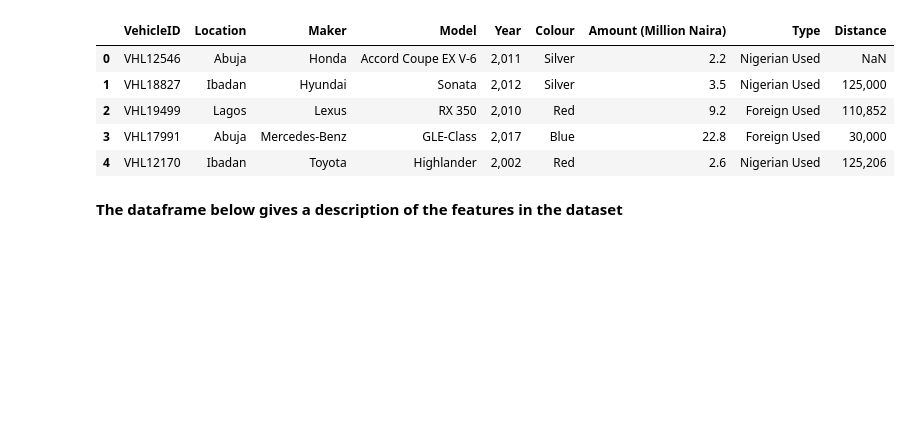
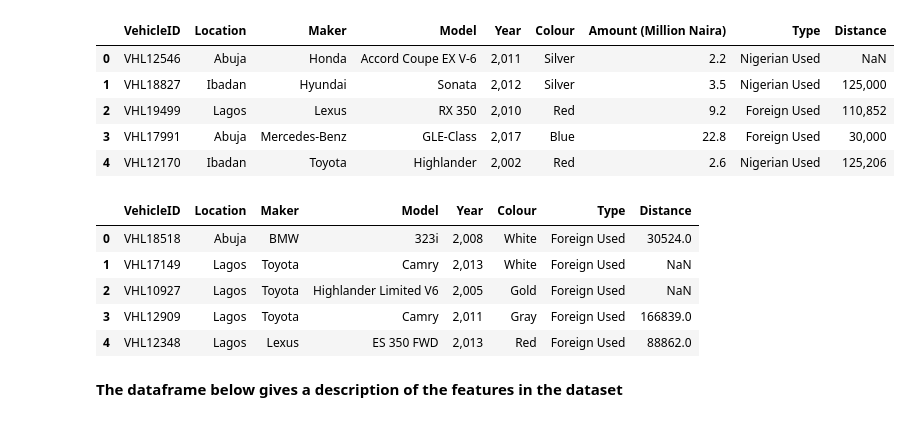
Before and after one commit to atehe/DSN_AI-INVASION_2022, a Jupyter notebook: notebook/Untitled.ipynb, the cells around one changed output. Drawn from its saved outputs; the diff is of its cells as text; code cells hidden in the pictures; blank space fills up the shorter version.

```diff
--- a/notebook/Untitled.ipynb
+++ b/notebook/Untitled.ipynb
@@ -37,6 +37,15 @@ train.head()
 | 2 | VHL19499 | Lagos | Lexus | RX 350 | 2,010 | Red | 9.2 | Foreign Used | 110,852 |
 | 3 | VHL17991 | Abuja | Mercedes-Benz | GLE-Class | 2,017 | Blue | 22.8 | Foreign Used | 30,000 |
 | 4 | VHL12170 | Ibadan | Toyota | Highlander | 2,002 | Red | 2.6 | Nigerian Used | 125,206 |
+# %%
+test.head()
+# %% [output]
+|  | VehicleID | Location | Maker | Model | Year | Colour | Type | Distance |
+| 0 | VHL18518 | Abuja | BMW | 323i | 2,008 | White | Foreign Used | 30524.0 |
+| 1 | VHL17149 | Lagos | Toyota | Camry | 2,013 | White | Foreign Used | NaN |
+| 2 | VHL10927 | Lagos | Toyota | Highlander Limited V6 | 2,005 | Gold | Foreign Used | NaN |
+| 3 | VHL12909 | Lagos | Toyota | Camry | 2,011 | Gray | Foreign Used | 166839.0 |
+| 4 | VHL12348 | Lagos | Lexus | ES 350 FWD | 2,013 | Red | Foreign Used | 88862.0 |
 # %% [markdown]
 **The dataframe below gives a description of the features in the dataset**
 # %%
```
Also changed, not shown: parts of 16 cells of this notebook.
